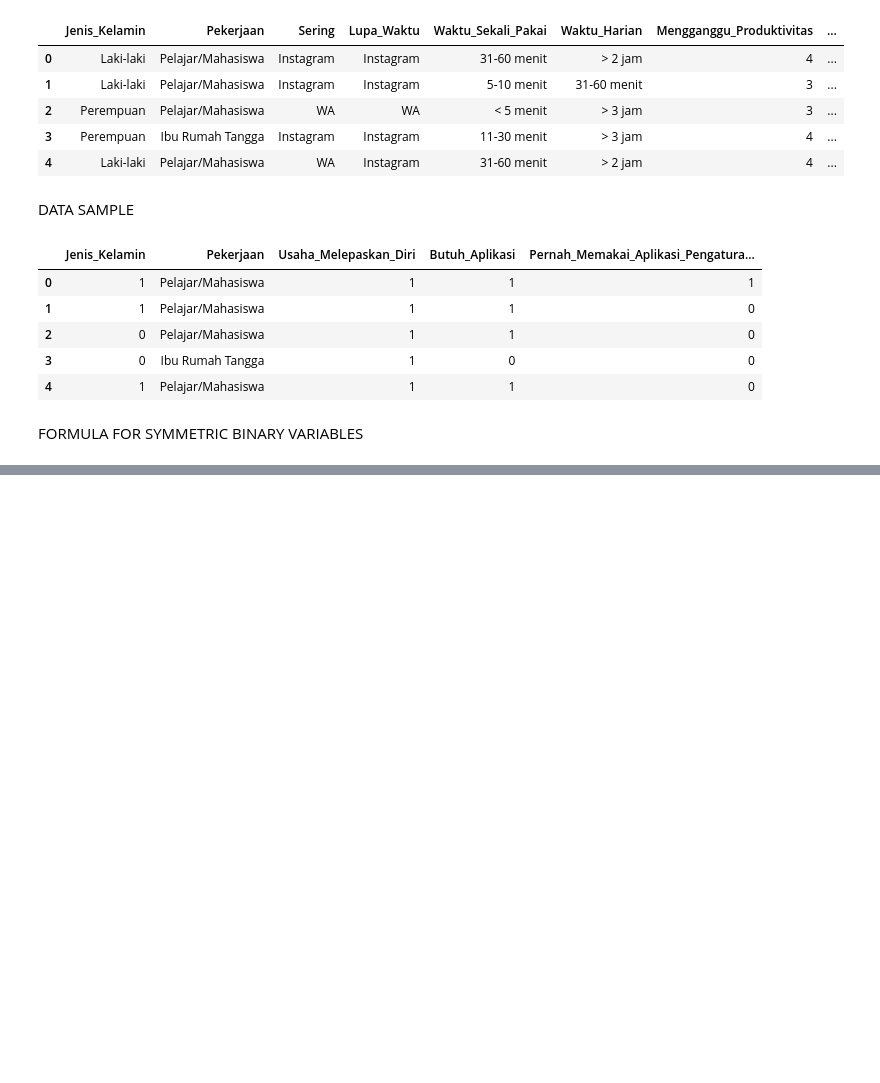
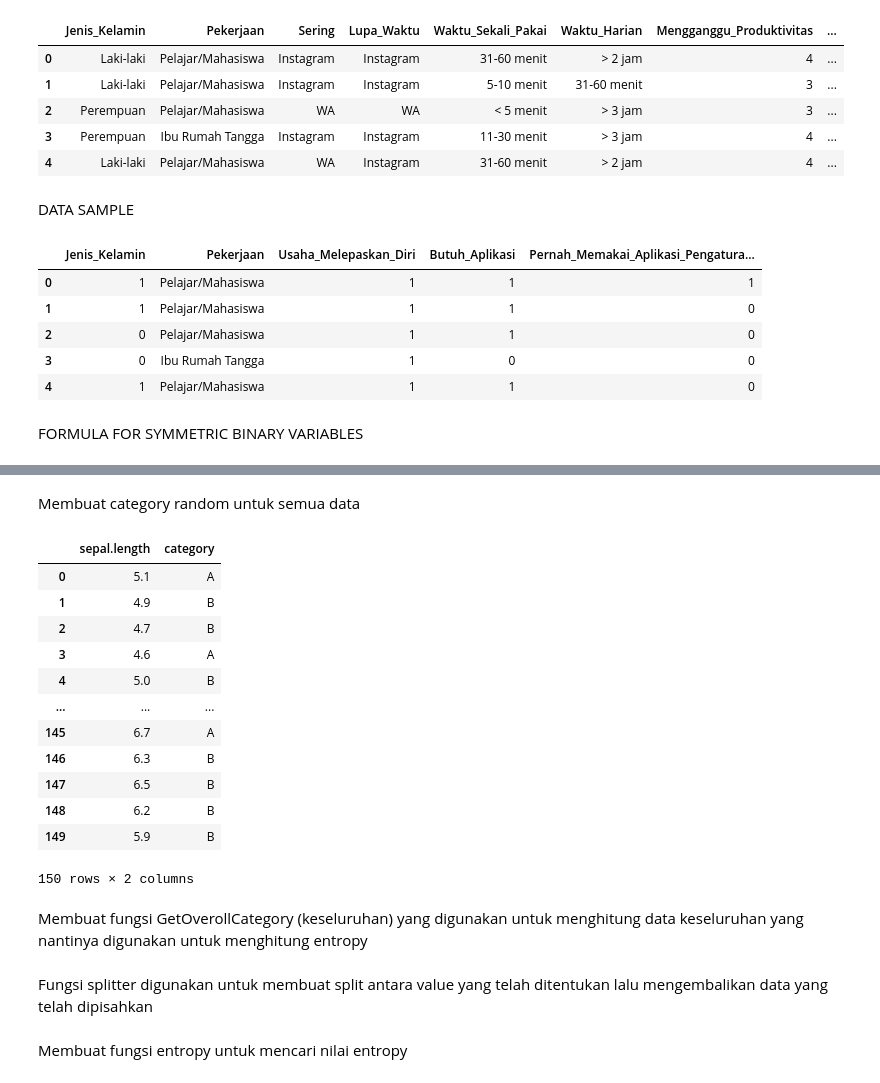
Before and after one commit to RagilSalsabil/datamining, a Jupyter notebook: _sources/notebooks.ipynb, the cells around one changed output, grey strips where cells are left out. Cells and saved outputs as stored; diff of their text form; code cells hidden in the pictures; blank space fills up the shorter version.

```diff
--- a/_sources/notebooks.ipynb
+++ b/_sources/notebooks.ipynb
@@ -65,0 +331,3 @@ print(d(0,3))
+# %%
+sample = df1[["sepal.length"]]
+sample.describe()
@@ -65,0 +344,22 @@ print(d(0,3))
+# %% [markdown]
+Membuat category random untuk semua data
+# %%
+np.random.seed(0)
+sample["category"] = np.where(np.random.choice(2,sample.shape[0]) < 1,"A","B")
+sample
+# %% [output]
+|  | sepal.length | category |
+| 0 | 5.1 | A |
+| 1 | 4.9 | B |
+| 2 | 4.7 | B |
+| 3 | 4.6 | A |
+| 4 | 5.0 | B |
+| ... | ... | ... |
+| 145 | 6.7 | A |
+| 146 | 6.3 | B |
+| 147 | 6.5 | B |
+| 148 | 6.2 | B |
+| 149 | 5.9 | B |
+150 rows × 2 columns
+# %% [markdown]
+Membuat fungsi GetOverollCategory (keseluruhan) yang digunakan untuk menghitung data keseluruhan yang nantinya digunakan untuk menghitung entropy
@@ -65,0 +372,2 @@ print(d(0,3))
+# %% [markdown]
+Fungsi splitter digunakan untuk membuat split antara value yang telah ditentukan lalu mengembalikan data yang telah dipisahkan
@@ -65,0 +394,2 @@ print(d(0,3))
+# %% [markdown]
+Membuat fungsi entropy untuk mencari nilai entropy
```
Also changed, not shown: parts of 40 cells of this notebook, 6 other files.
